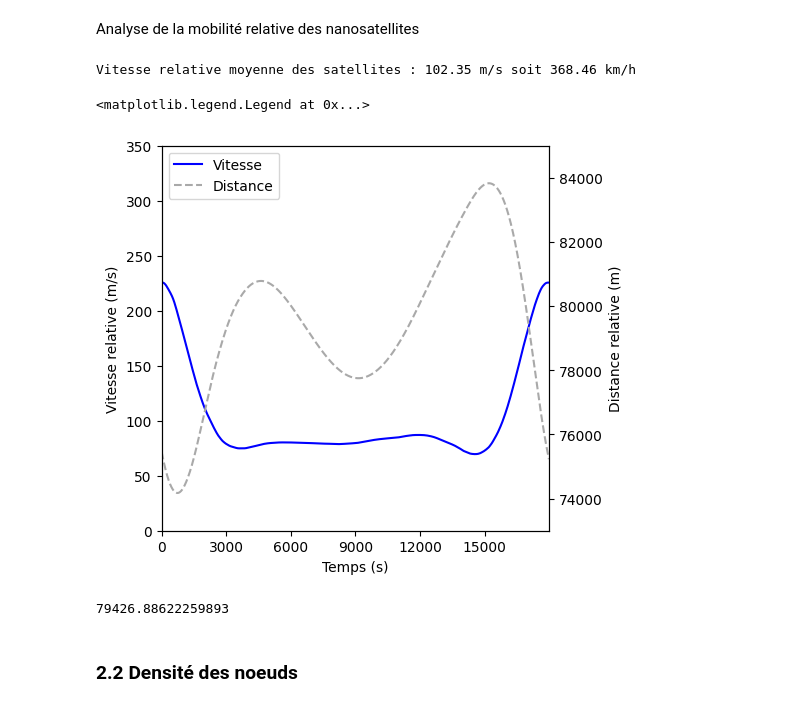
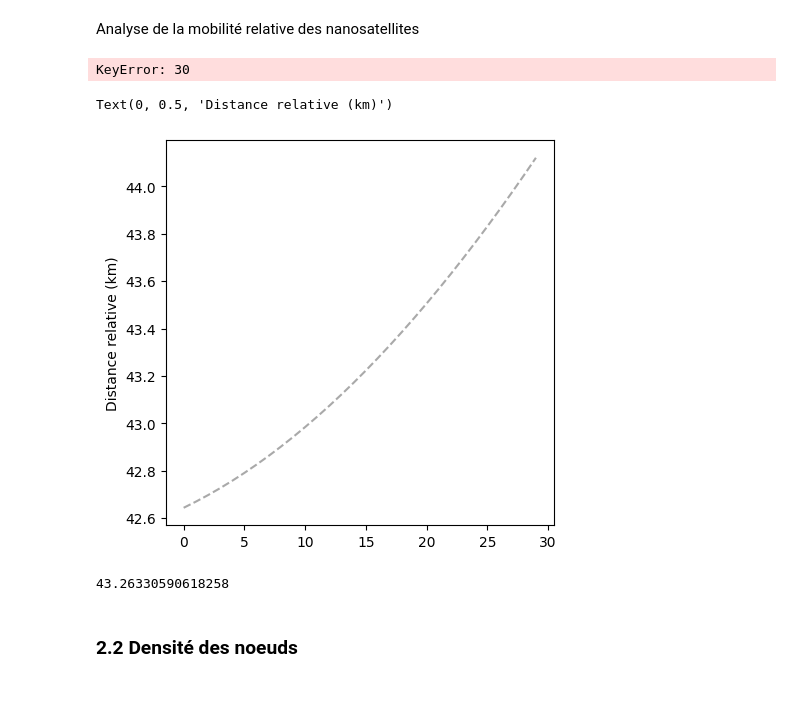
Before and after one commit to eakopyan/SwarmPy_Simulator, a Jupyter notebook: longterm_analysis/01_caracterisation.ipynb, the cells around one changed output. Drawn from its saved outputs; the diff is of its cells as text; code cells hidden in the pictures.

```diff
--- a/longterm_analysis/01_caracterisation.ipynb
+++ b/longterm_analysis/01_caracterisation.ipynb
@@ -53,7 +53,7 @@ NB_NODES = GRID_SIZE*GRID_SIZE       # Nombre de satellites (noeuds)
 DURATION = 3601    # Nombre total d'échantillons disponibles
 REVOLUTION = 1800   # Nombre d'échantillons pour 1 révolution en orbite lunaire
 SAMPLE_FREQ = 0.1   # Fréquence d'échantillonnage (Hz) : toutes les 10 secondes
-CONNECTION_RANGE = 30000    # Portée de connexion (m)
+CONNECTION_RANGE = 30    # Portée de connexion (km)
 MONTHS = np.arange(1,13)
 PATH = '..\..\data\\v9-grid-7x7-sats-pert\\coords_LLO-'
 PROPAGATION = 'J4'
@@ -151,12 +151,9 @@ for m in MONTHS_TEST:
     print('\nExtracting month', m)
     satellites = {} # Dict(sat_id: DataFrame)
     with tqdm(total=NB_NODES, desc='Extracting data') as pbar:
-        sat_id = 0
-        for i in range(GRID_SIZE):
-            for j in range(GRID_SIZE):
-                df = pd.read_csv(PATH+str(i)+'-'+str(j)+'-'+PROPAGATION+'_'+str(m)+'.csv', skiprows= lambda x: x<ROW_DATA_START, header=0)
-                satellites[sat_id] = df
-                sat_id += 1
+        for i in range(NB_NODES):
+                df = pd.read_csv(PATH+str(i)+'-'+PROPAGATION+'_'+str(m)+'.csv', skiprows= lambda x: x<ROW_DATA_START, header=0)
+                satellites[i] = df
                 pbar.update(1)
 
     swarm_data = {} # Dict{timestamp: Swarm}
@@ -327,8 +324,8 @@ def compute_distance_matrix(swarm_chunk):
     The distance matrix is a square matrix where the element at position (i,j) represents the distance between nodes i and j at the given timestamp.
     """
     distance_matrix = {}
-    with tqdm(total=REVOLUTION, desc='Computing Distance matrix') as pbar:
-        for t in range(REVOLUTION):
+    with tqdm(total=REVOLUTION/SAMPLE_STEP, desc='Computing Distance matrix') as pbar:
+        for t in range(int(REVOLUTION/SAMPLE_STEP)):
             distance_matrix[t] = swarm_chunk[t].distance_matrix()
             pbar.update(1)
     return distance_matrix
@@ -355,33 +352,33 @@ relative_velocity = [np.mean(compute_relative_velocity(dm[t], dm[t+1])) for t in
 avg_relative_velocity = np.mean(relative_velocity)
 print('Vitesse relative moyenne des satellites :', np.round(avg_relative_velocity,2), 'm/s soit', np.round(avg_relative_velocity*3.6,2), 'km/h')
 # %% [output]
-Vitesse relative moyenne des satellites : 102.35 m/s soit 368.46 km/h
+KeyError: 30
 # %%
 fig, ax = plt.subplots(figsize=(5,5))
-
+"""
 l1 = ax.plot(IDX[:-1], relative_velocity, c='blue', label='Vitesse')
 ax.set_ylim(0,350)
 ax.set_ylabel('Vitesse relative (m/s)')
 ax.set_xlim(0,TMAX)
 ax.set_xticks(np.arange(0, TMAX, 3000))
 ax.set_xlabel('Temps (s)')
+ax2 = ax.twinx()
+"""
+l2 = ax.plot(np.arange(int(REVOLUTION/SAMPLE_STEP)), avg_distances_time, c='darkgray', ls='--', label='Distance')
+ax.set_ylabel('Distance relative (km)')
+#ax.set_ylim(73000,85000)
 
-ax2 = ax.twinx()
-l2 = ax2.plot(IDX, avg_distances_time, c='darkgray', ls='--', label='Distance')
-ax2.set_ylabel('Distance relative (m)')
-ax2.set_ylim(73000,85000)
-
-lns = l1 + l2
-labels = [l.get_label() for l in lns]
-ax.legend(lns, labels, loc='upper left')
+#lns = l1 + l2
+#labels = [l.get_label() for l in lns]
+#ax.legend(lns, labels, loc='upper left')
 # %% [output]
-<matplotlib.legend.Legend at 0x...>
+Text(0, 0.5, 'Distance relative (km)')
-[figure, old version]
+[figure, new version]
 # %%
-# Distance relative moyenne des noeuds sur une période de révolution (m)
+# Distance relative moyenne des noeuds sur une période de révolution (km)
 np.mean(avg_distances_time)
 # %% [output]
-79426.88622259893
+43.26330590618258
 # %% [markdown]
 ### 2.2 Densité des noeuds
 # %% [markdown]
```
Also changed, not shown: parts of 2 cells of this notebook, 22 other files.
